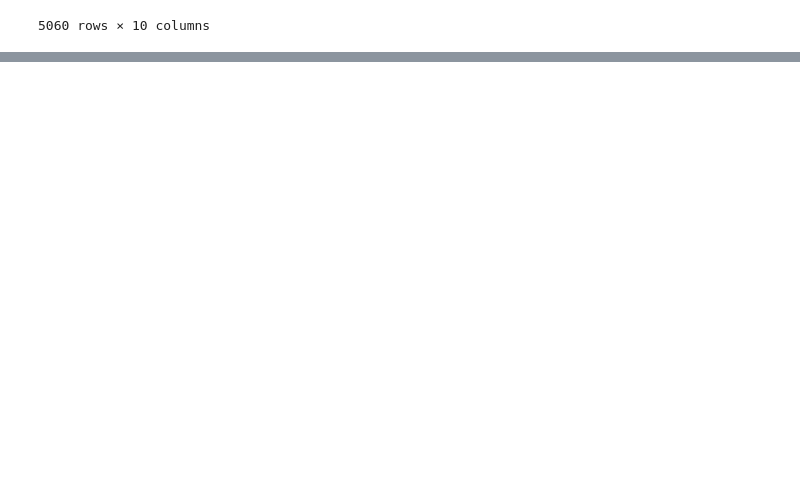
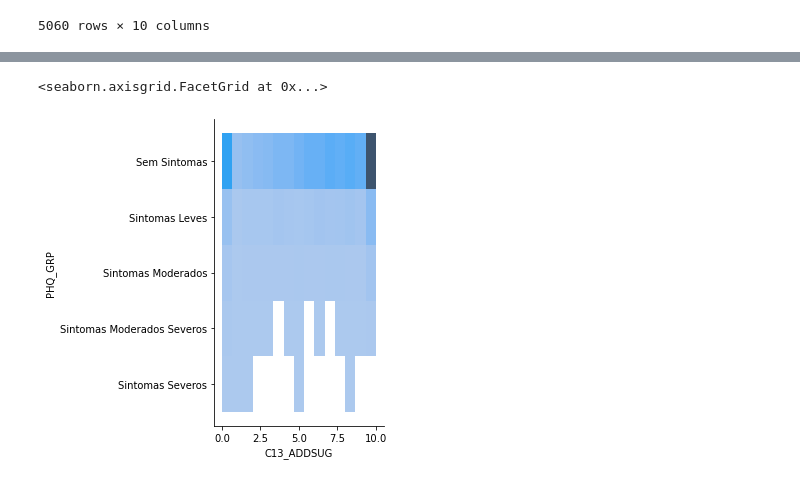
Before and after one commit to onemarcos/Tera-Jupyter-Notebook, a Jupyter notebook: Desafio Inferência/Desafio Inferência.ipynb, the cells around one changed output, grey strips where cells are left out. Saved outputs shown, nothing was run; the diff lists cells and outputs as text; code cells hidden in the pictures; blank space fills up the shorter version.

```diff
--- a/Desafio Inferência/Desafio Inferência.ipynb
+++ b/Desafio Inferência/Desafio Inferência.ipynb
@@ -214,0 +185,5 @@ sns.pairplot(df_clean)
+# %%
+sns.displot(df_clean, x="C13_ADDSUG", y="PHQ_GRP")
+# %% [output]
+<seaborn.axisgrid.FacetGrid at 0x...>
+[figure, added]
```
Also changed, not shown: parts of 11 cells of this notebook.
